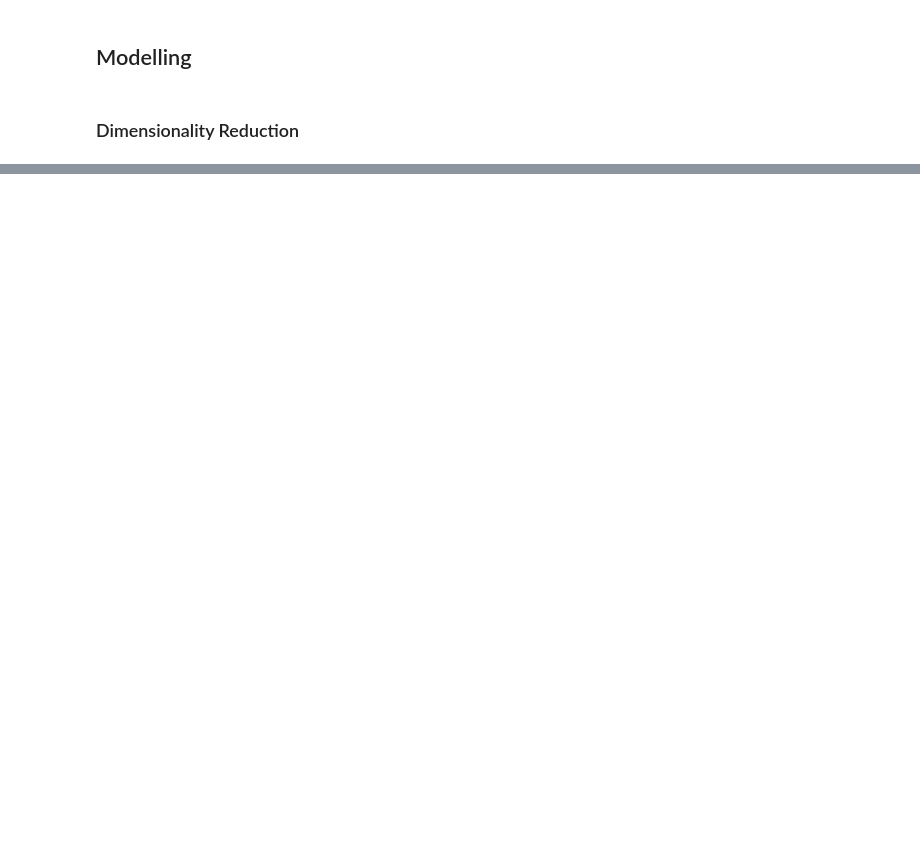
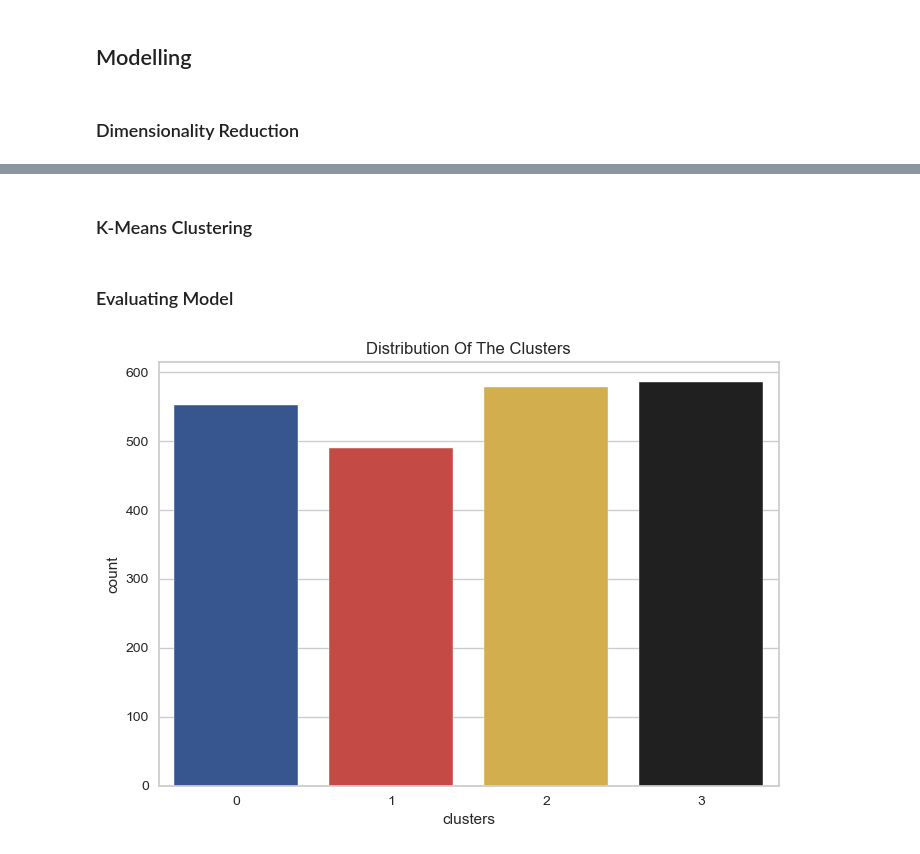
Before and after one commit to garrylgiancarlo/project-marketing, a Jupyter notebook: mar_camp.ipynb, the cells around one changed output, grey strips where cells are left out. Cells and saved outputs as stored; diff of their text form; code cells hidden in the pictures; blank space fills up the shorter version.

```diff
--- a/mar_camp.ipynb
+++ b/mar_camp.ipynb
@@ -321,4 +317,6 @@ visualizer.show()
 <AxesSubplot:title={'center':'Silhouette Plot of KMeans Clustering for 2205 Samples in 4 Centers'}, xlabel='silhouette coefficient values', ylabel='cluster label'>
+# %% [markdown]
+### K-Means Clustering
 # %%
 km = KMeans(n_clusters=4)
 
@@ -330,3 +328,12 @@ df_out['clusters']= ypred_km
 fig = px.scatter_3d(df_pca, x='col1', y='col2', z='col3', color='clusters',
                  template='plotly_dark',width=1200, height=800)
 fig.show()
+# %% [markdown]
+### Evaluating Model
+# %%
+pal = ["#29509C","#D93830", "#E8B838", "#202020"]
+pl = sns.countplot(x=df_out['clusters'], palette=pal)
+pl.set_title("Distribution Of The Clusters")
+plt.show()
+# %% [output]
+[figure, added]
```
Also changed, not shown: parts of 15 cells of this notebook.
